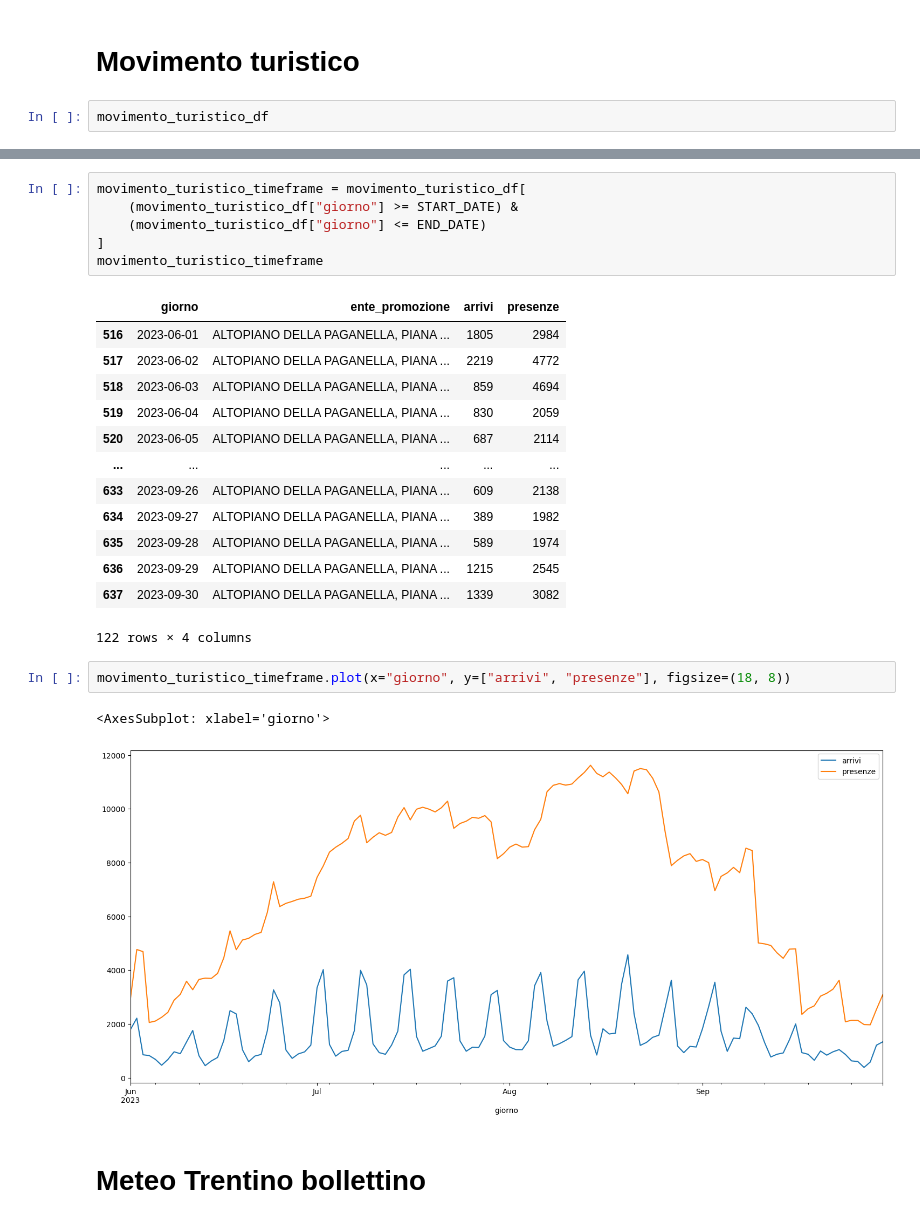
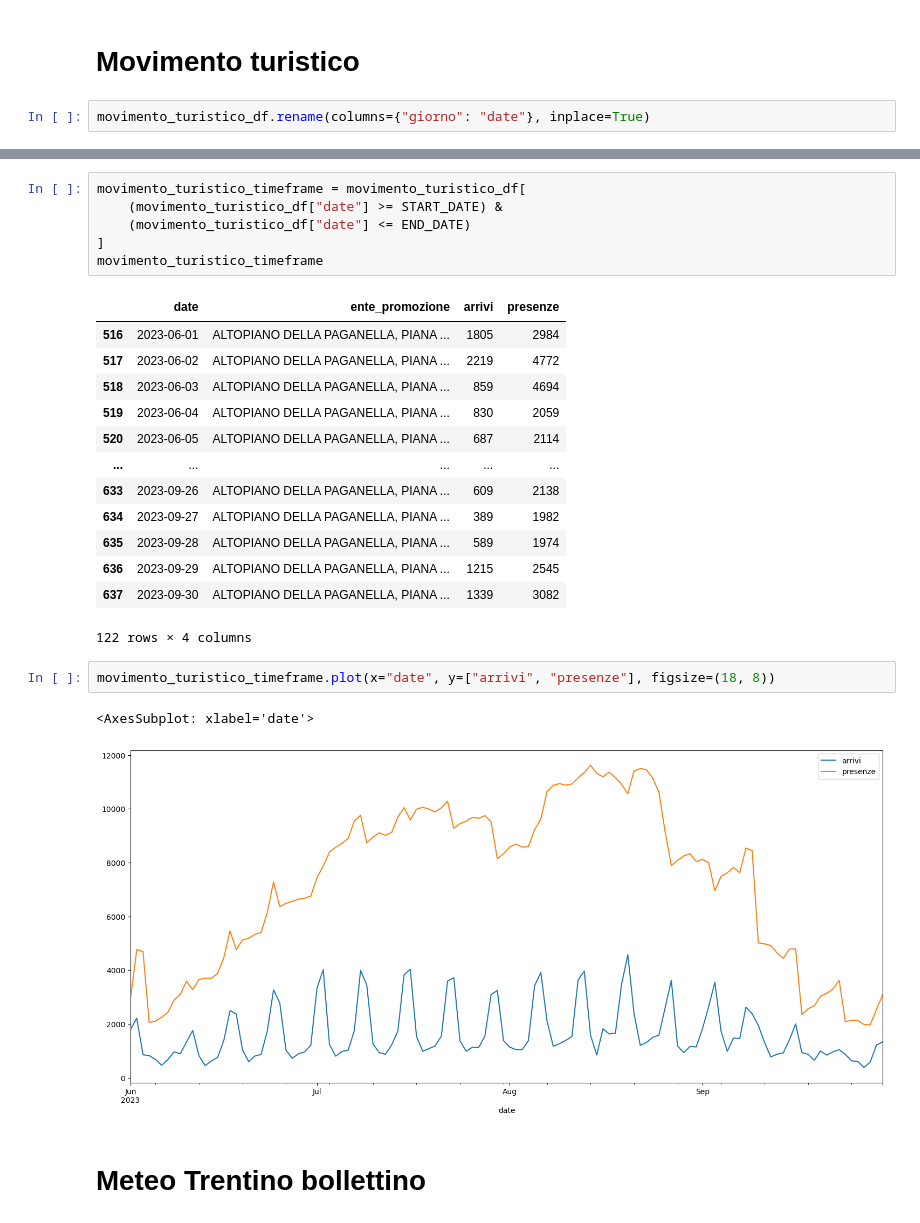
Before and after one commit to tn-aixpa/datiturismo, a Jupyter notebook: experiments/1.overtourism.ipynb, the cells around one changed output, grey strips where cells are left out. Drawn from its saved outputs; the diff is of its cells as text.

```diff
--- a/experiments/1.overtourism.ipynb
+++ b/experiments/1.overtourism.ipynb
@@ -866,4 +866,4 @@ specific_day.plot(x="date", y="total_cars")
 # %% [markdown]
 # Movimento turistico
 # %%
-movimento_turistico_df
+movimento_turistico_df.rename(columns={"giorno": "date"}, inplace=True)
@@ -884,11 +870,11 @@ movimento_turistico_df
 # %%
 movimento_turistico_timeframe = movimento_turistico_df[
-    (movimento_turistico_df["giorno"] >= START_DATE) &
-    (movimento_turistico_df["giorno"] <= END_DATE)
+    (movimento_turistico_df["date"] >= START_DATE) &
+    (movimento_turistico_df["date"] <= END_DATE)
 ]
 movimento_turistico_timeframe
 # %% [output]
-|  | giorno | ente_promozione | arrivi | presenze |
+|  | date | ente_promozione | arrivi | presenze |
 | 516 | 2023-06-01 | ALTOPIANO DELLA PAGANELLA, PIANA ... | 1805 | 2984 |
 | 517 | 2023-06-02 | ALTOPIANO DELLA PAGANELLA, PIANA ... | 2219 | 4772 |
 | 518 | 2023-06-03 | ALTOPIANO DELLA PAGANELLA, PIANA ... | 859 | 4694 |
@@ -902,9 +888,9 @@ movimento_turistico_timeframe
 | 637 | 2023-09-30 | ALTOPIANO DELLA PAGANELLA, PIANA ... | 1339 | 3082 |
 122 rows × 4 columns
 # %%
-movimento_turistico_timeframe.plot(x="giorno", y=["arrivi", "presenze"], figsize=(18, 8))
+movimento_turistico_timeframe.plot(x="date", y=["arrivi", "presenze"], figsize=(18, 8))
 # %% [output]
-<AxesSubplot: xlabel='giorno'>
+<AxesSubplot: xlabel='date'>
 [figure]
 # %% [markdown]
 # Meteo Trentino bollettino
```
Also changed, not shown: parts of 7 cells of this notebook.
